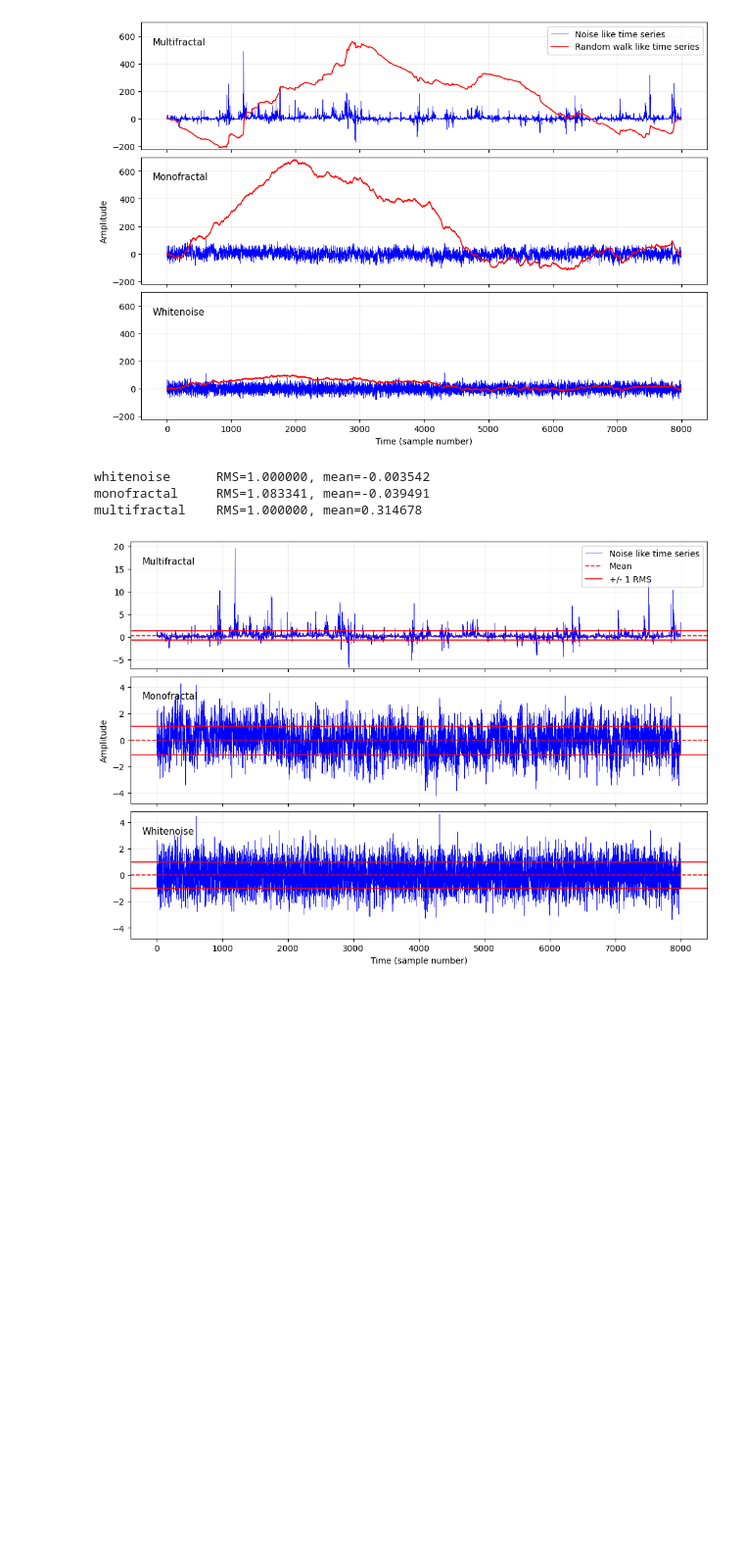
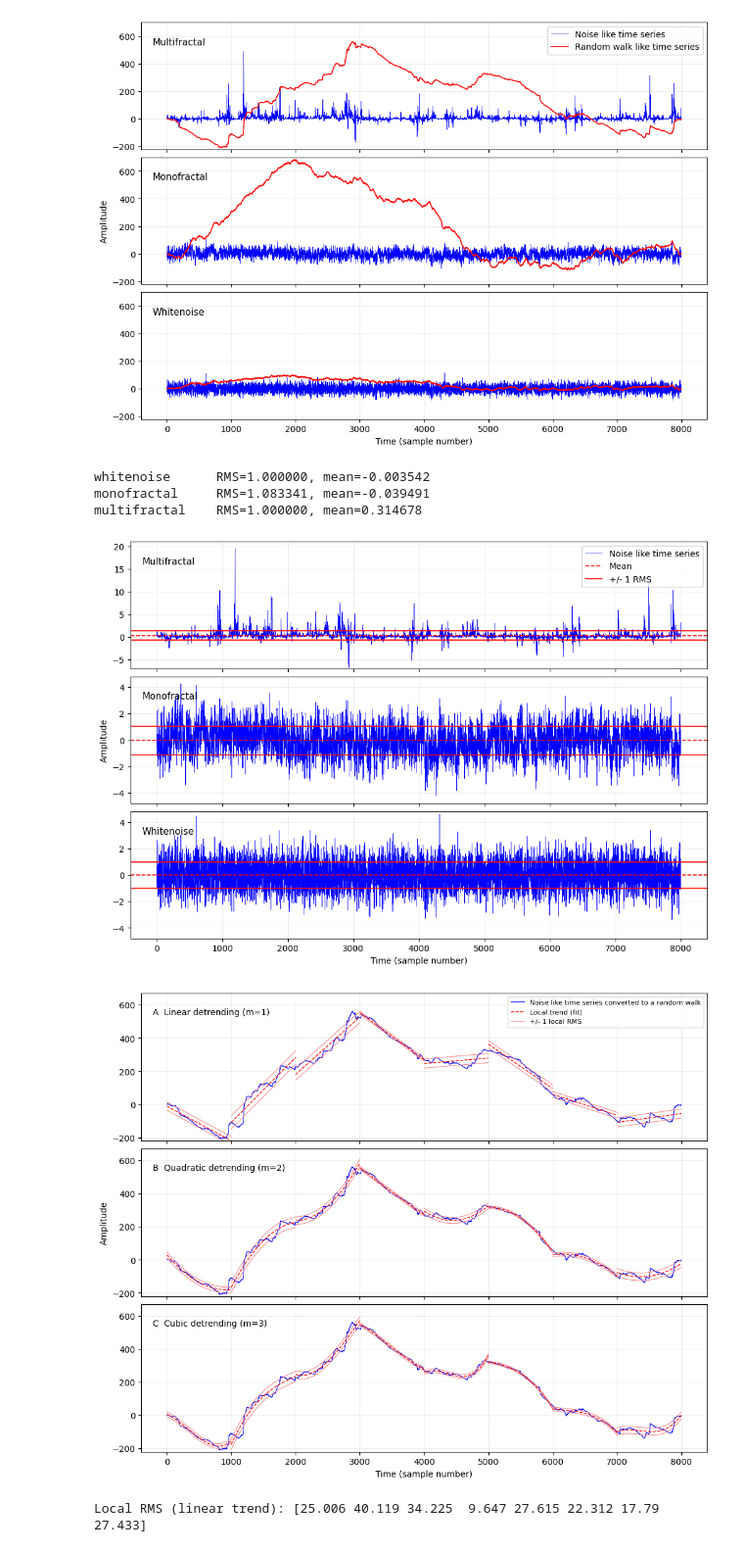
Before and after one commit to mrtkp9993/mfdfa-python, a Jupyter notebook: notebook.ipynb, the cells around one changed output. Shown at 98% size. Cells and saved outputs as stored; diff of their text form; code cells hidden in the pictures; blank space fills up the shorter version.

```diff
--- a/notebook.ipynb
+++ b/notebook.ipynb
@@ -73,3 +73,69 @@ whitenoise      RMS=1.000000, mean=-0.003542
 monofractal     RMS=1.083341, mean=-0.039491
 multifractal    RMS=1.000000, mean=0.314678
 [figure]
+# %%
+def local_rms(profile, scale, order=1, return_fits=False):
+    n_segments = len(profile) // scale
+    windows = profile[: n_segments * scale].reshape(n_segments, scale)
+    t = np.linspace(-1.0, 1.0, scale)
+    design = np.polynomial.polynomial.polyvander(t, order)
+    basis, _ = np.linalg.qr(design)
+    fits = (windows @ basis) @ basis.T
+    rms = np.sqrt(np.mean((windows - fits) ** 2, axis=1))
+    return (rms, fits) if return_fits else rms
+# %%
+scale_fig = 1000
+X = rw["multifractal"]
+local_rms_by_order = {
+    m: local_rms(X, scale_fig, order=m, return_fits=True) for m in (1, 2, 3)
+}
+local, fits = local_rms_by_order[1]
+
+fig, axes = plt.subplots(
+    3, 1, figsize=(10, 8), sharex=True, sharey=True, layout="constrained"
+)
+for ax, (panel, order_name, m) in zip(
+    axes, [("A", "Linear", 1), ("B", "Quadratic", 2), ("C", "Cubic", 3)]
+):
+    segment_rms, segment_fits = local_rms_by_order[m]
+    ax.plot(
+        X,
+        color="blue",
+        lw=0.85,
+        label="Noise like time series converted to a random walk",
+    )
+    for v, trend in enumerate(segment_fits):
+        t = np.arange(v * scale_fig, (v + 1) * scale_fig)
+        ax.plot(
+            t,
+            trend,
+            color="red",
+            ls="--",
+            lw=1,
+            label="Local trend (fit)" if v == 0 else None,
+        )
+        for sign in (-1, 1):
+            ax.plot(
+                t,
+                trend + sign * segment_rms[v],
+                color="lightcoral",
+                lw=0.75,
+                label="+/- 1 local RMS" if v == 0 and sign == 1 else None,
+            )
+    ax.text(
+        0.02,
+        0.9,
+        f"{panel}  {order_name} detrending (m={m})",
+        transform=ax.transAxes,
+        va="top",
+        fontsize=10,
+    )
+    ax.set_ylim(-220, 670)
+axes[0].legend(loc="upper right", fontsize=8)
+axes[1].set_ylabel("Amplitude")
+axes[-1].set_xlabel("Time (sample number)")
+plt.show()
+print("Local RMS (linear trend):", np.round(local, 3))
+# %% [output]
+[figure, added]
+Local RMS (linear trend): [25.006 40.119 34.225  9.647 27.615 22.312 17.79  27.433]
```
